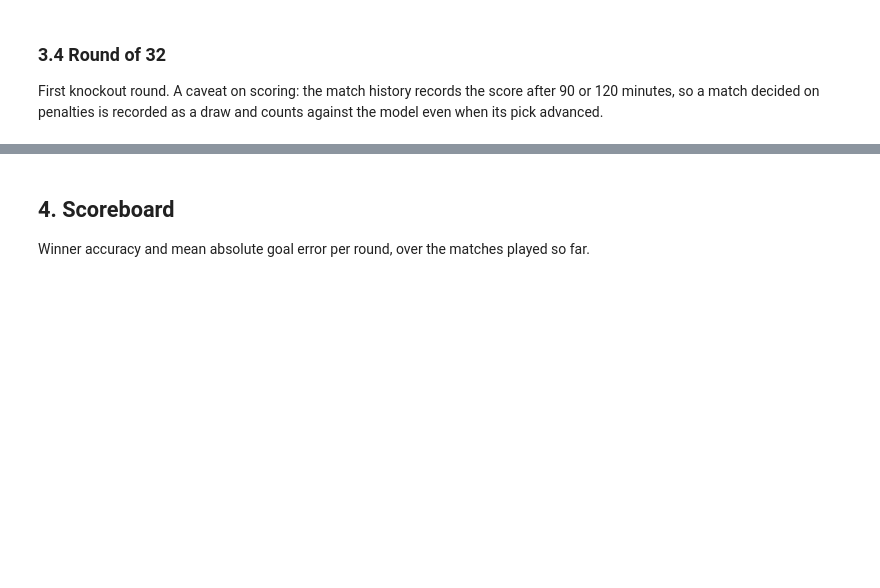
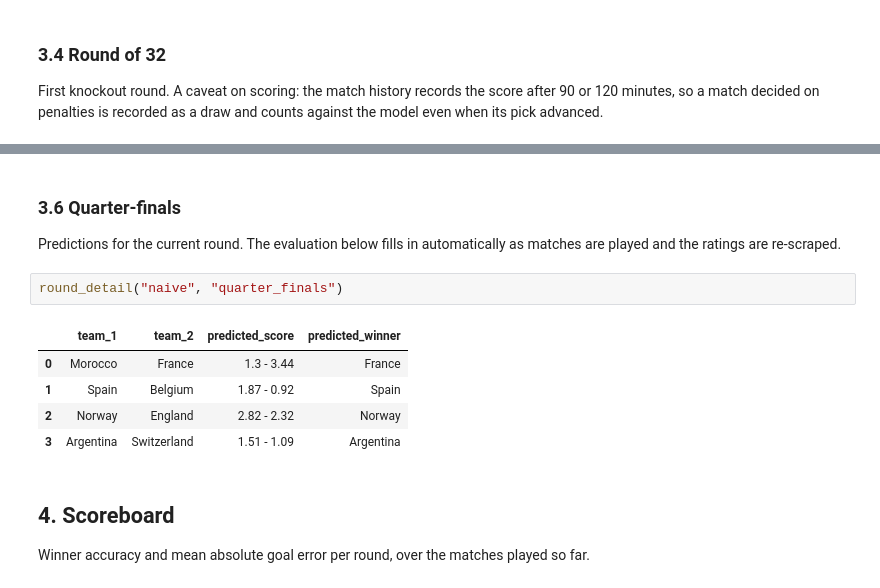
Before and after one commit to migue-rc/fwc2026, a Jupyter notebook: rounds_naive.ipynb, the cells around one changed output, grey strips where cells are left out. Saved outputs shown, nothing was run; the diff lists cells and outputs as text; blank space fills up the shorter version.

```diff
--- a/rounds_naive.ipynb
+++ b/rounds_naive.ipynb
@@ -159,3 +159,15 @@ round_detail("naive", "round_of_16")
+# %% [markdown]
+### 3.6 Quarter-finals
+
+Predictions for the current round. The evaluation below fills in automatically as matches are played and the ratings are re-scraped.
+# %%
+round_detail("naive", "quarter_finals")
+# %% [output]
+|  | team_1 | team_2 | predicted_score | predicted_winner |
+| 0 | Morocco | France | 1.3 - 3.44 | France |
+| 1 | Spain | Belgium | 1.87 - 0.92 | Spain |
+| 2 | Norway | England | 2.82 - 2.32 | Norway |
+| 3 | Argentina | Switzerland | 1.51 - 1.09 | Argentina |
 # %% [markdown]
 ## 4. Scoreboard
 
```
Also changed, not shown: parts of 7 cells of this notebook, 29 other files.
